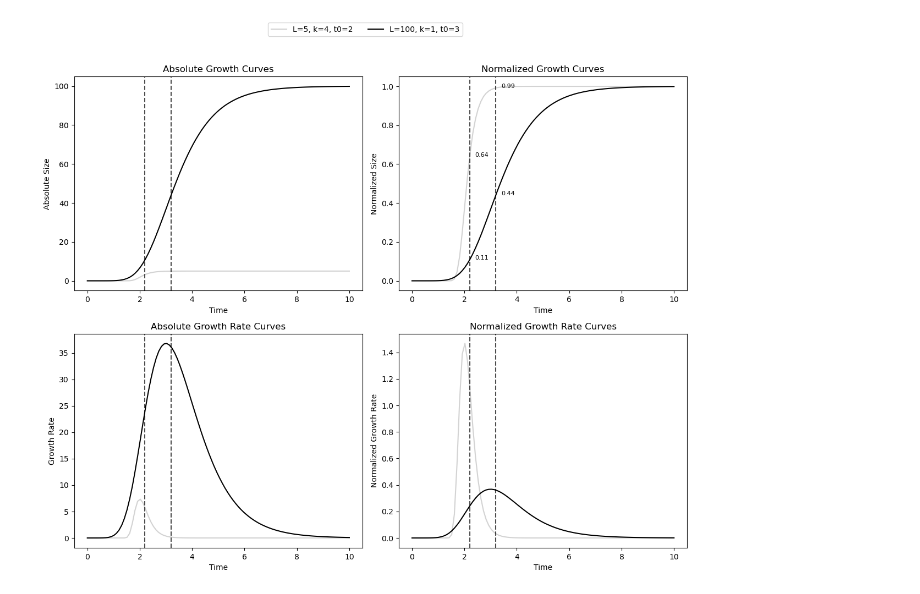
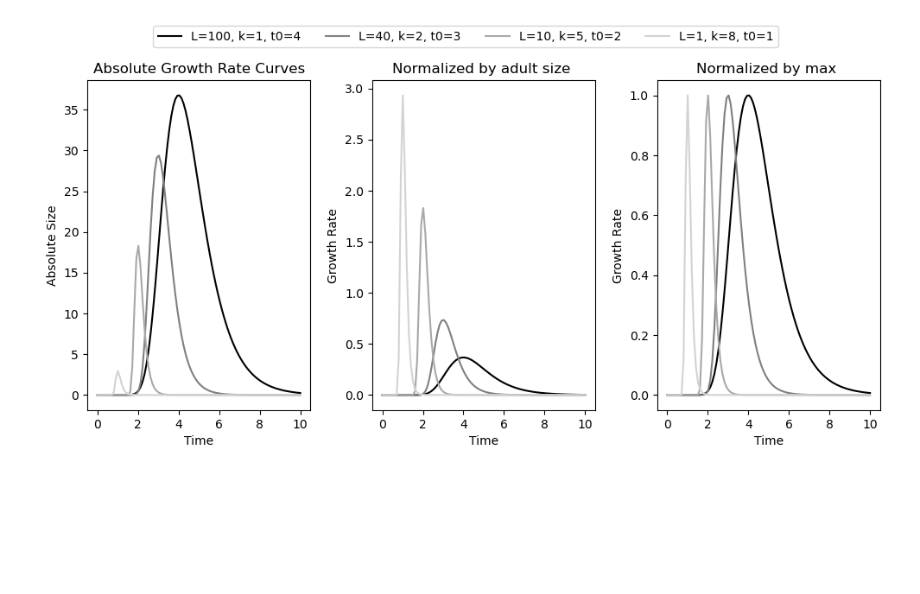
Before and after one commit to biagzi/altricial_brain_vocal_learning, a Jupyter notebook: code/Fig2Dto2G.ipynb, the cells around one changed output. Drawn from its saved outputs; the diff is of its cells as text; code cells hidden in the pictures; blank space fills up the shorter version.

```diff
--- a/code/Fig2Dto2G.ipynb
+++ b/code/Fig2Dto2G.ipynb
@@ -73,75 +367,56 @@ t = np.linspace(0, 10, 100)
 # %%
+# Define parameters for the growth function
+t_birth_delay = 0.2
+L_k_t0_combinations = [(100, 1, 4,"black"),(40, 2, 3,"grey"),(10, 5, 2,"darkgrey"),(1, 8, 1,"lightgrey")]#,(1, 1, 1,"pink")]  # Combinations of L, k, and t0, color, birth time
+
+# Generate time points
+t = np.linspace(0, 10, 100)
+
 #Plot
 # Create a figure with 4 subplots
-fig, ax = plt.subplots(nrows=2, ncols=2, figsize=(12, 10))
+fig, ax = plt.subplots(nrows=1, ncols=3, figsize=(10, 5))
 
 # Plot the absolute growth curves (left column, top)
 for L, k, t0, color in L_k_t0_combinations:  # Iterate over L, k, and t0 combinations
-    y = normalized_growth(t, k, t0, L)
-    ax[0, 0].plot(t, y, color = color, label=f'L={L}, k={k}, t0={t0}')
+    y = growth_rate_Gompertz(t, k, t0, L)
+    ax[0].plot(t, y, color = color, label=f'L={L}, k={k}, t0={t0}')
+    #t_birth = t0 + t_birth_delay  # Calculate the birth time based on t0 and delay
+    #ax[0, 0].axvline(x=t_birth, color='black', linestyle='--', alpha=0.7)
 
-# Add vertical lines for different birth times (absolute growth curves)
-for t_birth in t_birth_values:
-    ax[0, 0].axvline(x=t_birth, color='black', linestyle='--', alpha=0.7)
 
 # Plot the absolute growth rate curves (left column, bottom)
 for L, k, t0, color in L_k_t0_combinations:  # Iterate over L, k, and t0 combinations
-    y = normalized_growth_rate(t, k, t0, L)
-    ax[1, 0].plot(t, y, color = color,label=f'L={L}, k={k}, t0={t0}')
+    y = growth_rate_Gompertz(t, k, t0, L)/L
+    ax[1].plot(t, y, color = color,label=f'L={L}, k={k}, t0={t0}')
+    #t_birth = t0 + t_birth_delay  # Calculate the birth time based on t0 and delay
+    #ax[0, 1].axvline(x=t_birth, color='black', linestyle='--', alpha=0.7)
 
-# Add vertical lines for different birth times (absolute growth rate curves)
-for t_birth in t_birth_values:
-    ax[1, 0].axvline(x=t_birth, color='black', linestyle='--', alpha=0.7)
+for L, k, t0, color in L_k_t0_combinations:  # Iterate over L, k, and t0 combinations
+    y = growth_rate_Gompertz(t, k, t0, L)/ np.max(growth_rate_Gompertz(t, k, t0, L))  # Normalize by max growth rate
+    ax[2].plot(t, y, color = color,label=f'L={L}, k={k}, t0={t0}')
+    #t_birth = t0 + t_birth_delay  # Calculate the birth time based on t0 and delay
+    #ax[0, 1].axvline(x=t_birth, color='black', linestyle='--', alpha=0.7)
 
-# Plot the normalized growth curves (right column, top)
-for L, k, t0, color in L_k_t0_combinations:  # Iterate over L, k, and t0 combinations
-    y = normalized_growth(t, k, t0, L) / L  # Normalize by L
-    ax[0, 1].plot(t, y,color = color, label=f'L={L}, k={k}, t0={t0}')
-    # Add text where the vertical line intersects the curve
-    for t_birth in t_birth_values:
-        y_at_birth = normalized_growth(t_birth, k, t0, L) / L
-        ax[0, 1].text(t_birth + 0.2, y_at_birth, f'{y_at_birth:.2f}', color='black', fontsize=8)
-
-# Add vertical lines for different birth times (normalized growth curves)
-for t_birth in t_birth_values:
-    ax[0, 1].axvline(x=t_birth, color='black', linestyle='--', alpha=0.7)
-
-# Plot the normalized growth rate curves (right column, bottom)
-for L, k, t0, color in L_k_t0_combinations:  # Iterate over L, k, and t0 combinations
-    y = normalized_growth_rate(t, k, t0, L) / L  # Normalize by L
-    ax[1, 1].plot(t, y,color = color, label=f'L={L}, k={k}, t0={t0}')
-
-# Add vertical lines for different birth times (normalized growth rate curves)
-for t_birth in t_birth_values:
-    ax[1, 1].axvline(x=t_birth, color='black', linestyle='--', alpha=0.7)
 
 # Set titles and labels
-ax[0, 0].set_title('Absolute Growth Curves')
-ax[0, 0].set_xlabel('Time')
-ax[0, 0].set_ylabel('Absolute Size')
+ax[0].set_title('Absolute Growth Rate Curves')
+ax[0].set_xlabel('Time')
+ax[0].set_ylabel('Absolute Size')
 
-ax[1, 0].set_title('Absolute Growth Rate Curves')
-ax[1, 0].set_xlabel('Time')
-ax[1, 0].set_ylabel('Growth Rate')
+ax[1].set_title('Normalized by adult size ')
+ax[1].set_xlabel('Time')
+ax[1].set_ylabel('Growth Rate')
 
-ax[0, 1].set_title('Normalized Growth Curves')
-ax[0, 1].set_xlabel('Time')
-ax[0, 1].set_ylabel('Normalized Size')
+ax[2].set_title('Normalized by max ')
+ax[2].set_xlabel('Time')
+ax[2].set_ylabel('Growth Rate')
 
-ax[1, 1].set_title('Normalized Growth Rate Curves')
-ax[1, 1].set_xlabel('Time')
-ax[1, 1].set_ylabel('Normalized Growth Rate')
 
 # Add a single legend for the entire figure
-handles, labels = ax[0, 0].get_legend_handles_labels()
-fig.legend(handles, labels, loc='upper center', bbox_to_anchor=(0.5, 1.02), ncol=3)
+handles, labels = ax[0].get_legend_handles_labels()
+fig.legend(handles, labels, loc='upper center', bbox_to_anchor=(0.5, 1.02), ncol=5)
 
 # Adjust layout
 plt.tight_layout(rect=[0, 0, 1, 0.95])  # Leave space for the legend
-
-# Save the figure
-fig.savefig("{0}/figs/2D_E_F_G.pdf".format(PYTHON_PATH), dpi=800)
-
-plt.show()
 # %% [output]
-[figure, old version]
+[figure, new version]
```
Also changed, not shown: parts of 8 cells of this notebook, 18 other files.
